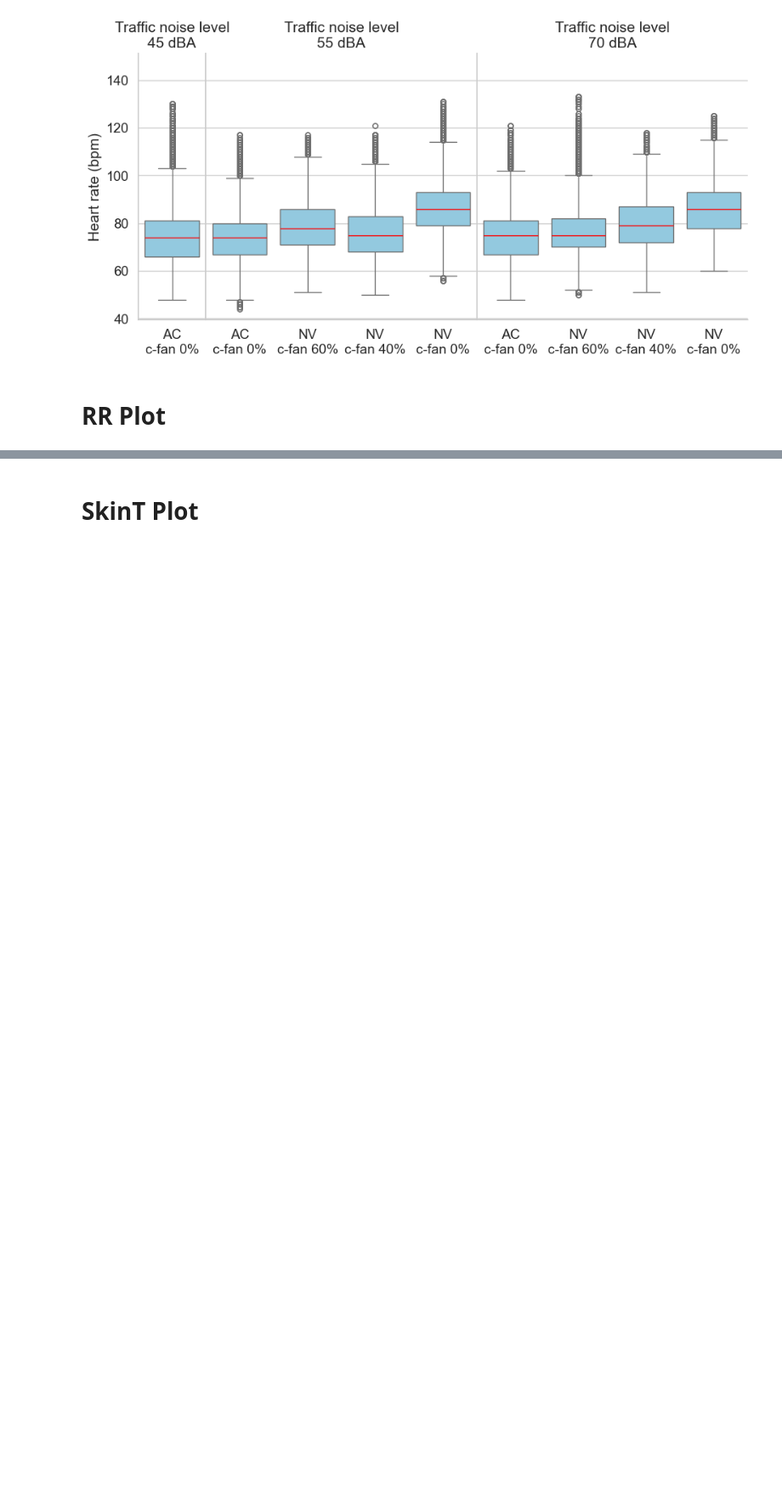
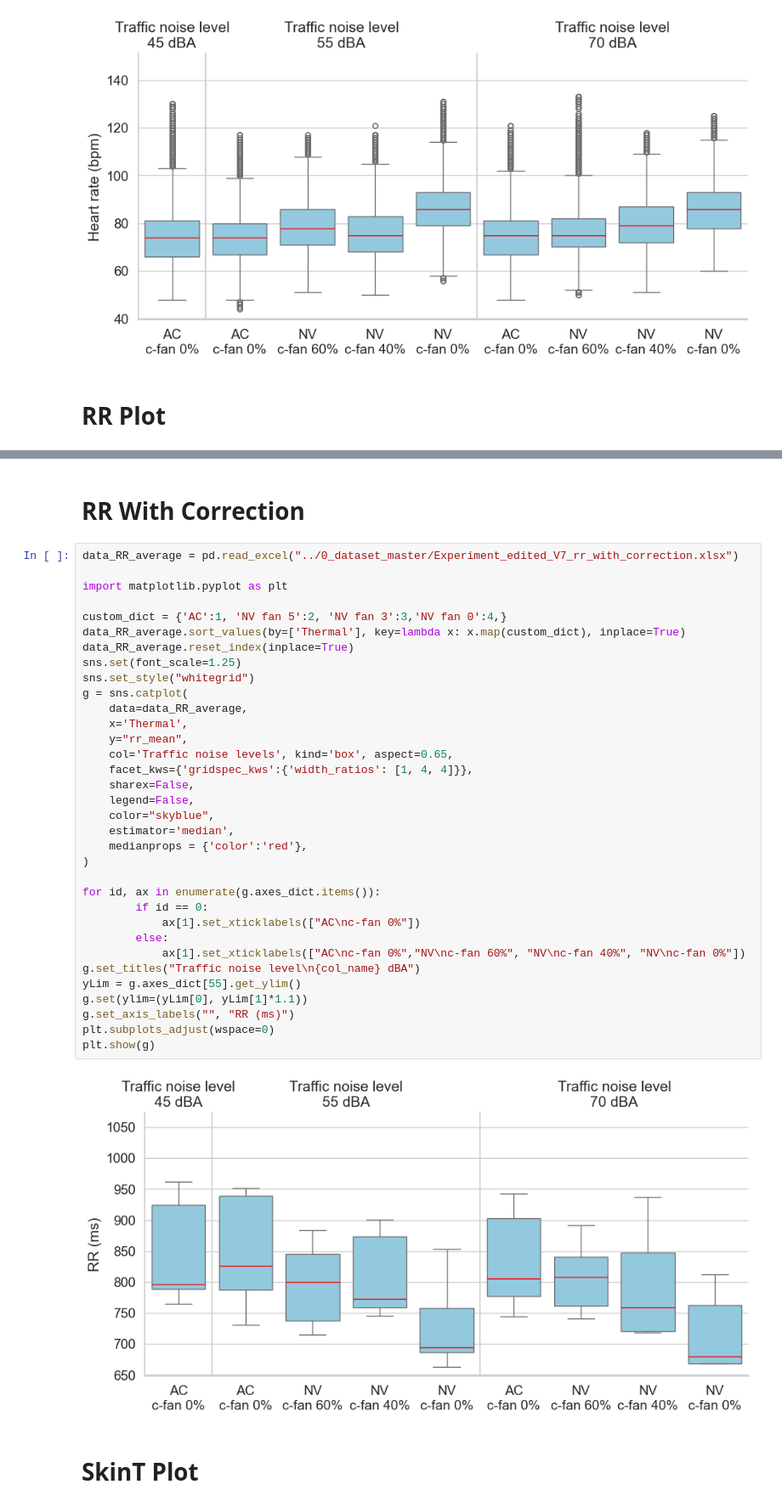
Before and after one commit to afifhrz/cognitive_learning, a Jupyter notebook: 9_plotting_report/main.ipynb, the cells around one changed output, grey strips where cells are left out. Shown at 85% size. Drawn from its saved outputs; the diff is of its cells as text; blank space fills up the shorter version.

```diff
--- a/9_plotting_report/main.ipynb
+++ b/9_plotting_report/main.ipynb
@@ -389,3 +395,41 @@ plt.show(g)
+# %% [markdown]
+# RR With Correction
+# %%
+data_RR_average = pd.read_excel("../0_dataset_master/Experiment_edited_V7_rr_with_correction.xlsx")
+
+import matplotlib.pyplot as plt
+
+custom_dict = {'AC':1, 'NV fan 5':2, 'NV fan 3':3,'NV fan 0':4,}
+data_RR_average.sort_values(by=['Thermal'], key=lambda x: x.map(custom_dict), inplace=True)
+data_RR_average.reset_index(inplace=True)
+sns.set(font_scale=1.25)
+sns.set_style("whitegrid")
+g = sns.catplot(
+    data=data_RR_average,
+    x='Thermal',
+    y="rr_mean",
+    col='Traffic noise levels', kind='box', aspect=0.65,
+    facet_kws={'gridspec_kws':{'width_ratios': [1, 4, 4]}},
+    sharex=False,
+    legend=False,
+    color="skyblue",
+    estimator='median',
+    medianprops = {'color':'red'},
+)
+
+for id, ax in enumerate(g.axes_dict.items()):
+        if id == 0:
+            ax[1].set_xticklabels(["AC\nc-fan 0%"])
+        else:
+            ax[1].set_xticklabels(["AC\nc-fan 0%","NV\nc-fan 60%", "NV\nc-fan 40%", "NV\nc-fan 0%"])
+g.set_titles("Traffic noise level\n{col_name} dBA")
+yLim = g.axes_dict[55].get_ylim()
+g.set(ylim=(yLim[0], yLim[1]*1.1))
+g.set_axis_labels("", "RR (ms)")
+plt.subplots_adjust(wspace=0)
+plt.show(g)
+# %% [output]
+[figure, added]
 # %% [markdown]
 # SkinT Plot
 # %%
```
Also changed, not shown: parts of 5 cells of this notebook.
